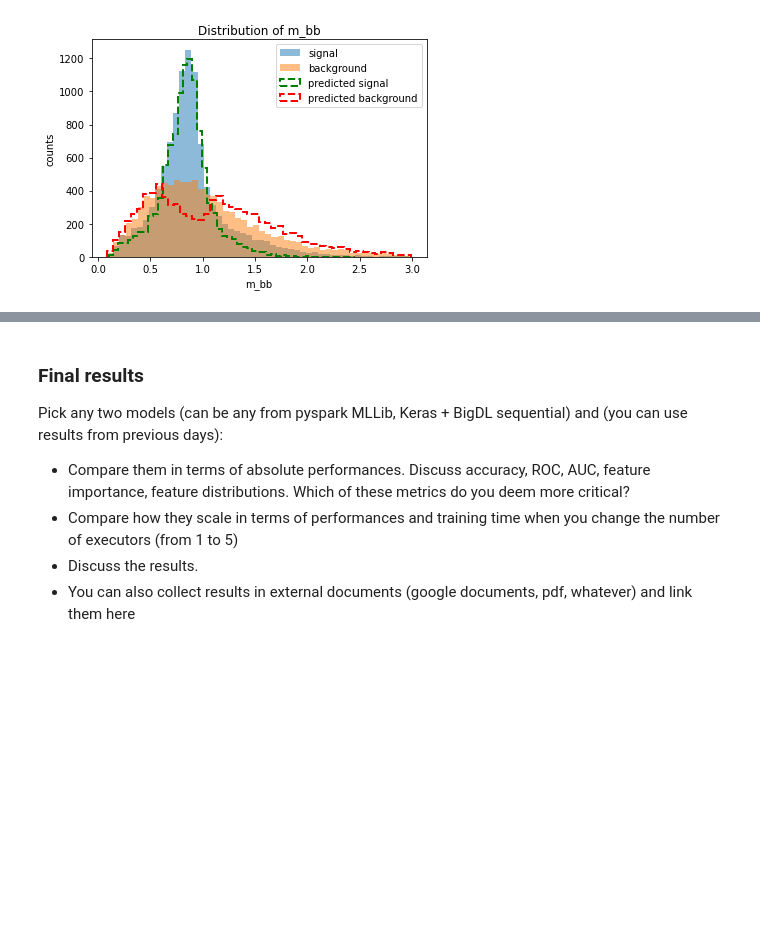
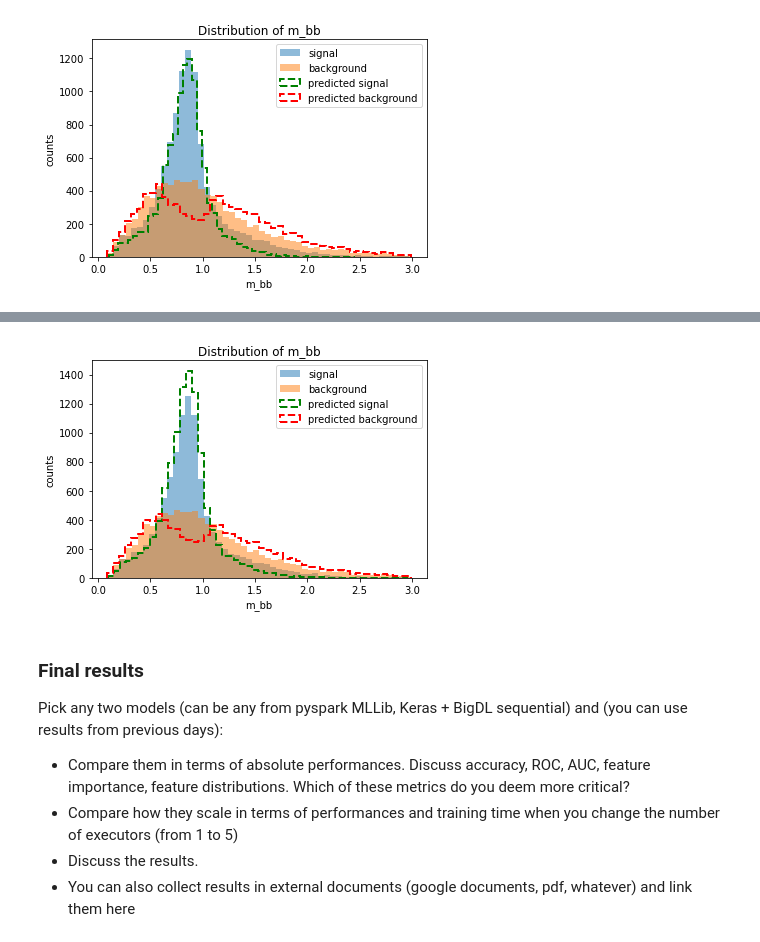
Before and after one commit to marchisi01/MLCourse-2425, a Jupyter notebook: Notebooks/HandsOn_Final.ipynb, the cells around one changed output, grey strips where cells are left out. Saved outputs shown, nothing was run; the diff lists cells and outputs as text; code cells hidden in the pictures; blank space fills up the shorter version.

```diff
--- a/Notebooks/HandsOn_Final.ipynb
+++ b/Notebooks/HandsOn_Final.ipynb
@@ -286,3 +370,8 @@ Accuracy gap (train - test): 0.0517
+# %%
+# plot signal vs background with prediction
+plotSignalvsBgWithPrediction(test, result, "m_bb")
+# %% [output]
+[figure, added]
 # %%
 # When you're done, stop spark
 spark.stop()
```
Also changed, not shown: parts of 16 cells of this notebook.
